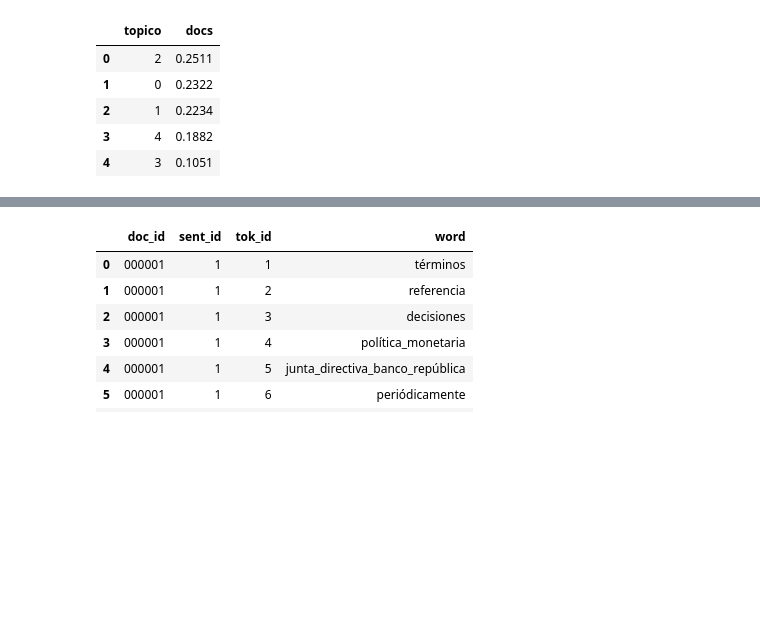
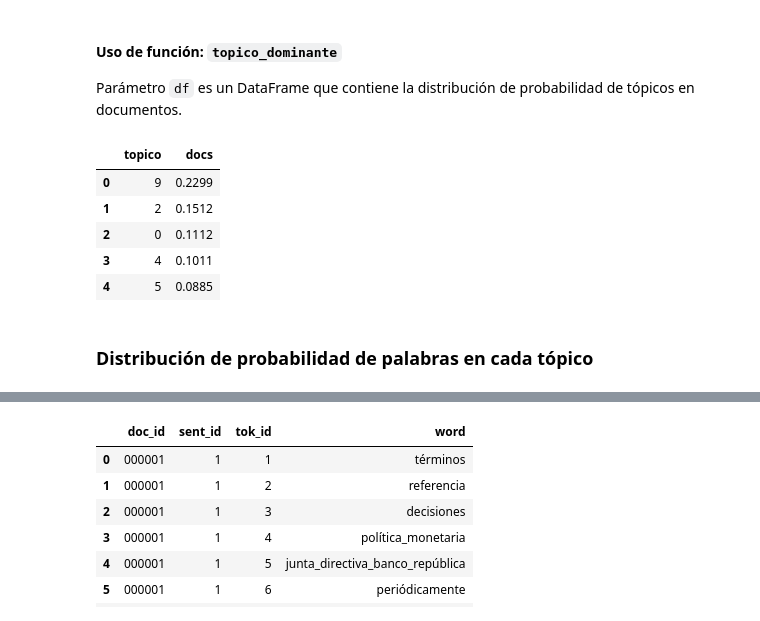
Before and after one commit to munozbravo/banrep, a Jupyter notebook: banrep/notebooks/ej_topicos.ipynb, the cells around one changed output, grey strips where cells are left out. Drawn from its saved outputs; the diff is of its cells as text; code cells hidden in the pictures; blank space fills up the shorter version.

```diff
--- a/banrep/notebooks/ej_topicos.ipynb
+++ b/banrep/notebooks/ej_topicos.ipynb
@@ -109,0 +72,8 @@ corpus.id2word.save(str(dir_salida.joinpath('id2word')))
+# %%
+pathstops = '~/Dropbox/datasets/wordlists/stopwords.xlsx'
+palabras = leer_palabras(archivo=pathstops,
+                         hoja='banrep_es',
+                         col_grupo="type",
+                         col_palabras="word")
+
+stops = palabras.get("stopword")
@@ -109,0 +102,3 @@ corpus.id2word.save(str(dir_salida.joinpath('id2word')))
+# %%
+pathwl = '~/Dropbox/datasets/wordlists/sentimiento.xlsx'
+wordlists = leer_palabras(pathwl, 'BANREP', col_grupo="type", col_palabras="word")
@@ -150,15 +252,18 @@ doctopics.tail()
+# %% [markdown]
+#### Uso de función: `topico_dominante`
+
+Parámetro `df` es un DataFrame que contiene la distribución de probabilidad de tópicos en documentos.
 # %%
-# Uso de función: topico_dominante
 # Cada tópico es dominante en cuantos documentos?
-# Tópico 7 es el de mayor probabilidad en el 15% de los documentos...
 
-dominante = topico_dominante(doctopics)
-
+dominante = topico_dominante(df=doctopics)
 dominante.head()
 # %% [output]
 |  | topico | docs |
-| 0 | 2 | 0.2511 |
-| 1 | 0 | 0.2322 |
-| 2 | 1 | 0.2234 |
-| 3 | 4 | 0.1882 |
-| 4 | 3 | 0.1051 |
+| 0 | 9 | 0.2299 |
+| 1 | 2 | 0.1512 |
+| 2 | 0 | 0.1112 |
+| 3 | 4 | 0.1011 |
+| 4 | 5 | 0.0885 |
+# %% [markdown]
+### Distribución de probabilidad de palabras en cada tópico
```
Also changed, not shown: parts of 56 cells of this notebook, 1 other file.
